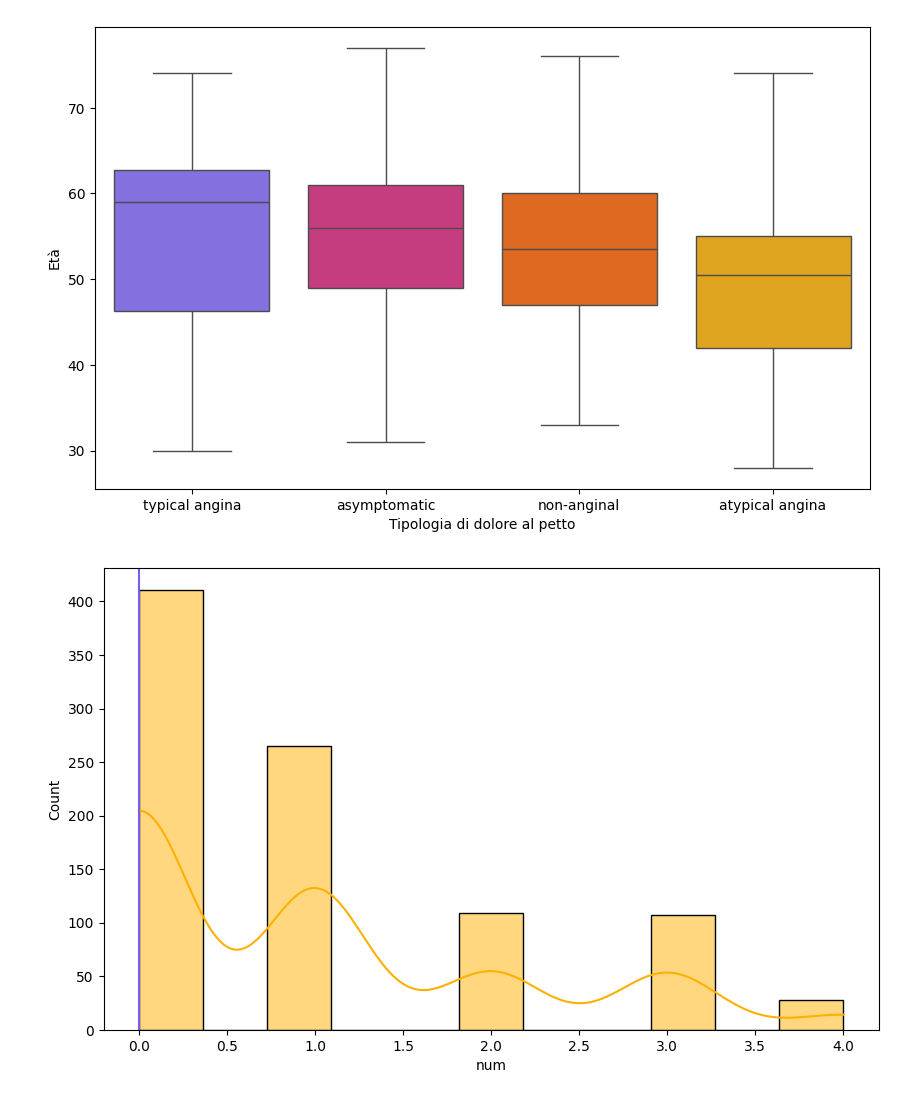
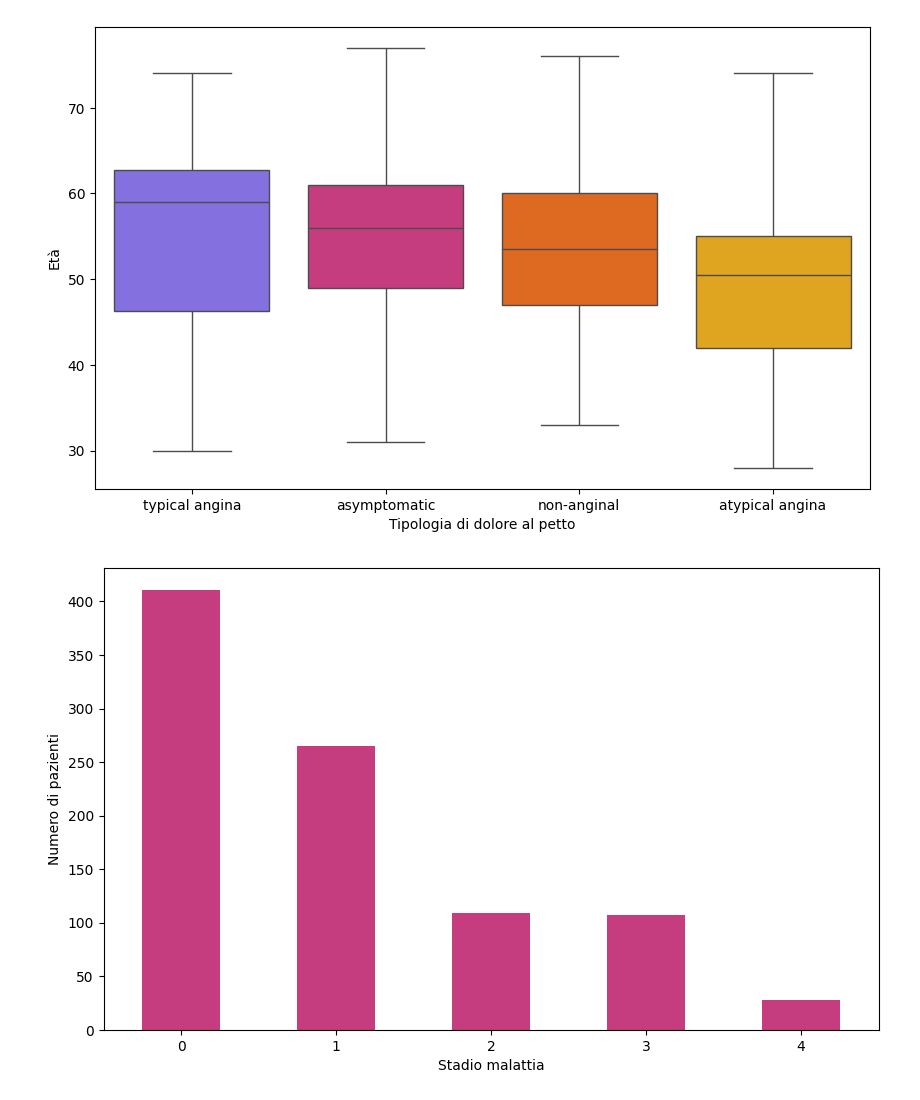
Before and after one commit to mattiaise/scientific-visualization, a Jupyter notebook: tiaHeart.ipynb, the cells around one changed output. Drawn from its saved outputs; the diff is of its cells as text; code cells hidden in the pictures.

Commit message:
add graph

```diff
--- a/tiaHeart.ipynb
+++ b/tiaHeart.ipynb
@@ -269,9 +269,10 @@ plt.show()
 # %% [output]
 Passing `palette` without assigning `hue` is deprecated and will be removed in v0.14.0. Assign the `x` variable to `hue` and set `legend=False` for the same effect.
 [figure]
-# %%
-sns.histplot(df['num'], kde=True, color='#ffb000')
-plt.axvline(df['num'].mode()[0], color='#785ef0')
-plt.show()
-# %% [output]
-[figure, removed]
+# %%
+sns.barplot(df['num'].value_counts(), color='#dc267f', width=0.5)
+plt.xlabel('Stadio malattia')
+plt.ylabel('Numero di pazienti')
+plt.show()
+# %% [output]
+[figure, added]
```
